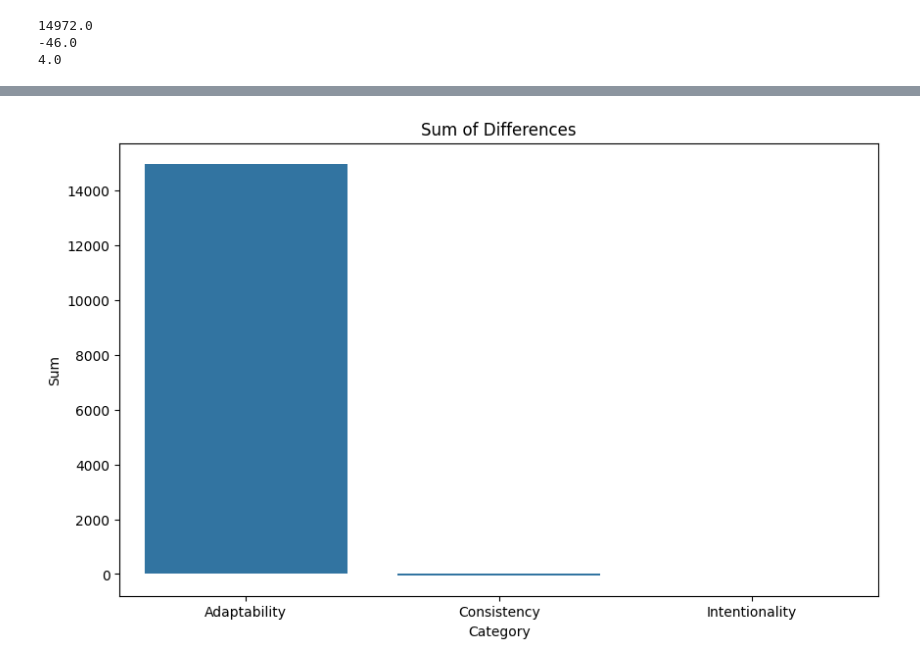
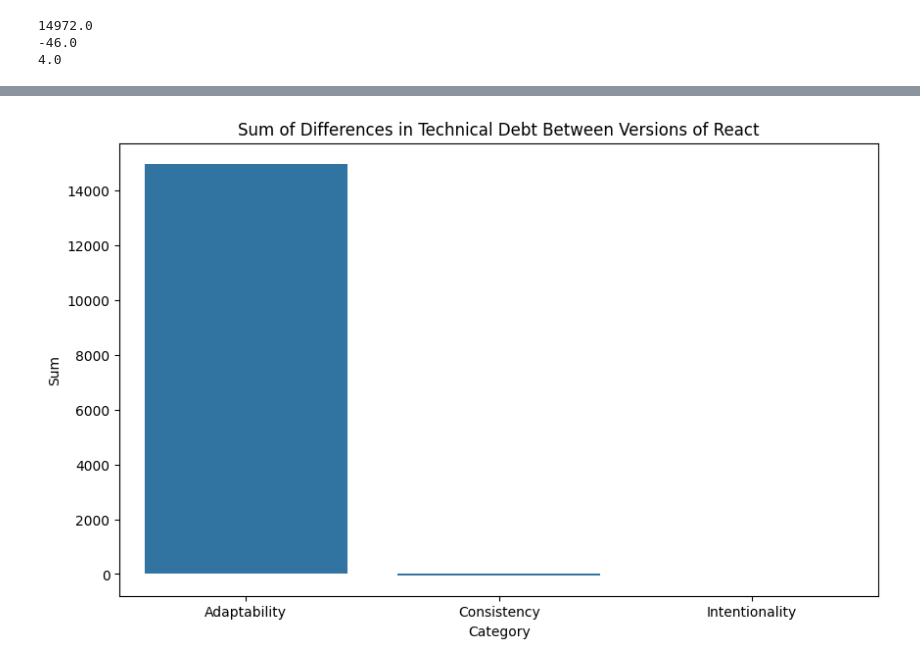
Before and after one commit to NotAlpha45/Analysis-of-Code-Smell-and-Refactoring, a Jupyter notebook: Code/Analysis/RQ2/vue_analysis.ipynb, the cells around one changed output, grey strips where cells are left out. Cells and saved outputs as stored; diff of their text form; code cells hidden in the pictures.

Commit message:
RQ2 analysis of Vue and React completed

```diff
--- a/Code/Analysis/RQ2/vue_analysis.ipynb
+++ b/Code/Analysis/RQ2/vue_analysis.ipynb
@@ -72,4 +15,0 @@ def debtDiff(df, column_name):
-# %%
-df_adapt = debtDiff(df_adapt, 'adaptability')
-df_consis = debtDiff(df_consis, 'consistency')
-df_intention = debtDiff(df_intention, 'intentionality')
@@ -98,4 +16,3 @@ columns_to_rename = ['total_debt_low', 'total_debt_medium', 'total_debt_high']
-# %%
-df_adapt = renameColumns(df_adapt, columns_to_rename, 'adaptability')
-df_consis = renameColumns(df_consis, columns_to_rename, 'consistency')
-df_intention = renameColumns(df_intention, columns_to_rename, 'intentionality')
+# %%
+df = process_dataframes('vue', df_adapt, df_consis, df_intention)
+df.head()
@@ -106,9 +42,9 @@ def sumOfDiff(df, column_name):
     df_sum_of_diff = df[column_name].iloc[1:].sum()
     return df_sum_of_diff
 # %%
-df_adapt_sum = sumOfDiff(df_adapt, 'adaptability_total_debt_difference_with_previous_version')
-df_consis_sum = sumOfDiff(df_consis, 'consistency_total_debt_difference_with_previous_version')
-df_intention_sum = sumOfDiff(df_intention, 'intentionality_total_debt_difference_with_previous_version')
+df_adapt_sum = sumOfDiff(df, 'adaptability_total_debt_difference_with_previous_version_of_vue')
+df_consis_sum = sumOfDiff(df, 'consistency_total_debt_difference_with_previous_version_of_vue')
+df_intention_sum = sumOfDiff(df, 'intentionality_total_debt_difference_with_previous_version_of_vue')
 # %%
 print(df_adapt_sum)
 print(df_consis_sum)
@@ -134,18 +56,18 @@ df.head()
 # %%
 import pandas as pd
 import seaborn as sns
 import matplotlib.pyplot as plt
 
 # Create a DataFrame from the sums
 df_sums = pd.DataFrame({
     'Category': ['Adaptability', 'Consistency', 'Intentionality'],
     'Sum': [df_adapt_sum, df_consis_sum, df_intention_sum]
 })
 
 # Create the bar plot
 plt.figure(figsize=(10, 6))
 sns.barplot(x='Category', y='Sum', data=df_sums)
-plt.title('Sum of Differences')
+plt.title('Sum of Differences in Technical Debt Between Versions of React')
 plt.show()
 # %% [output]
-[figure, old version]
+[figure, new version]
```
Also changed, not shown: parts of 21 cells of this notebook, 3 other files.
